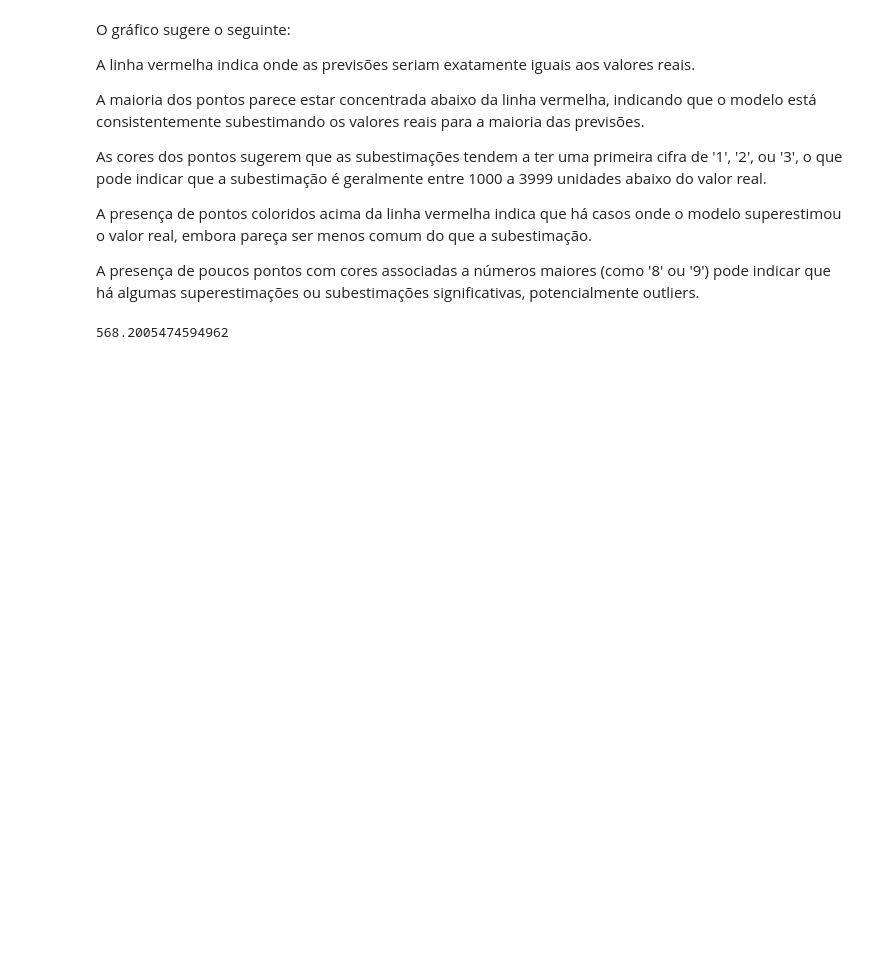
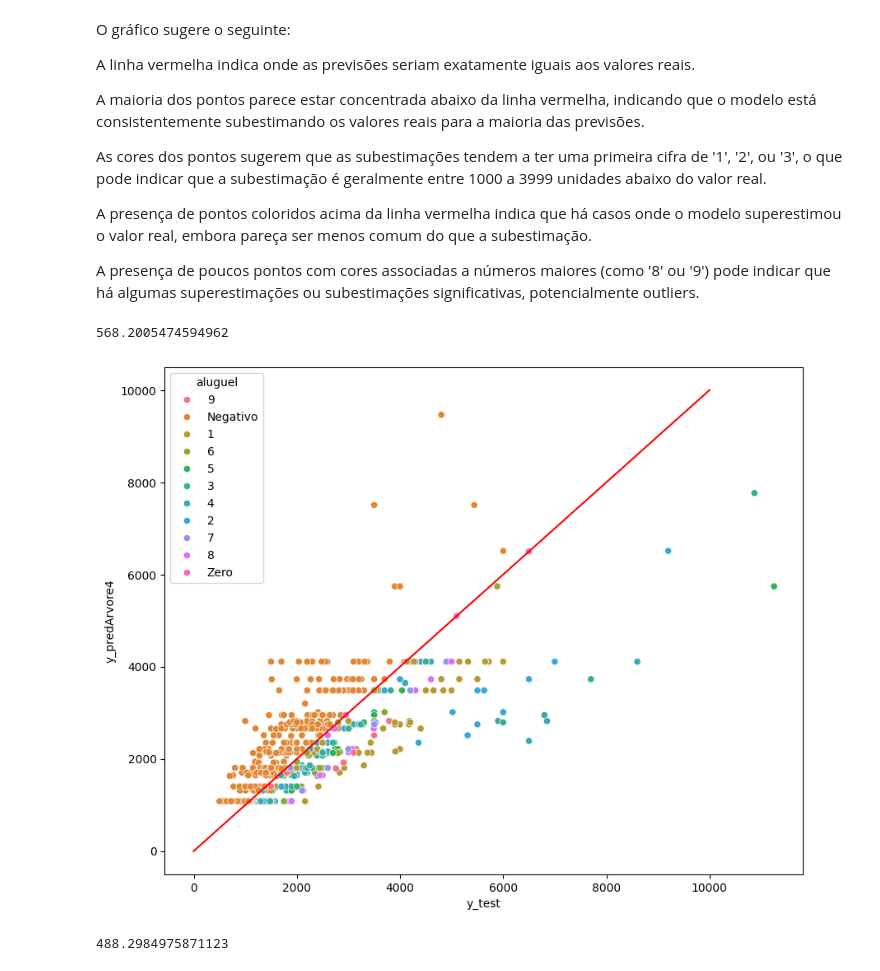
Before and after one commit to abilioepalanga/Market-Value-Predictor-Airbnb, a Jupyter notebook: main.ipynb, the cells around one changed output. Saved outputs shown, nothing was run; the diff lists cells and outputs as text; code cells hidden in the pictures; blank space fills up the shorter version.

Commit message:
Random Forest

```diff
--- a/main.ipynb
+++ b/main.ipynb
@@ -1826,3 +1826,22 @@ y_predArvore4=regArvore4.predict(x_test)
 mean_absolute_error(y_test, y_predArvore4)
 # %% [output]
 568.2005474594962
+# %%
+#Visualizando o erro graficamente
+plt.figure(figsize=(10,8))
+sns.scatterplot(x=y_test, y=y_predArvore4, hue=(y_test-y_predArvore4).astype(str).str[0].replace({'-':'Negativo', '0':'Zero', '+':'Positivo'}))
+plt.xlabel('y_test')
+plt.ylabel('y_predArvore4')
+#Plotando a linha de tendência
+plt.plot([0, 10000], [0, 10000], color='red')
+plt.show()
+# %% [output]
+[figure, added]
+# %%
+#Random Forest
+from sklearn.ensemble import RandomForestRegressor
+regRandomForest=RandomForestRegressor(random_state=42).fit(x_train, y_train)
+y_predRandomForest=regRandomForest.predict(x_test)
+mean_absolute_error(y_test, y_predRandomForest)
+# %% [output]
+488.2984975871123
```
